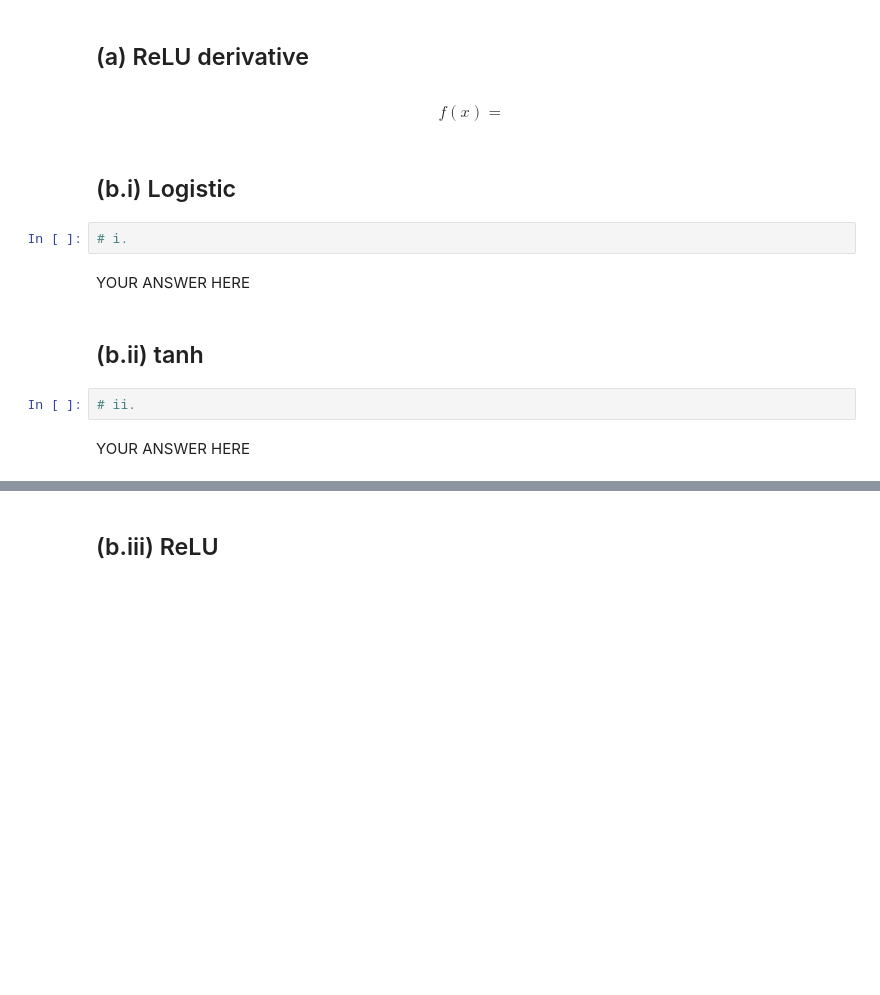
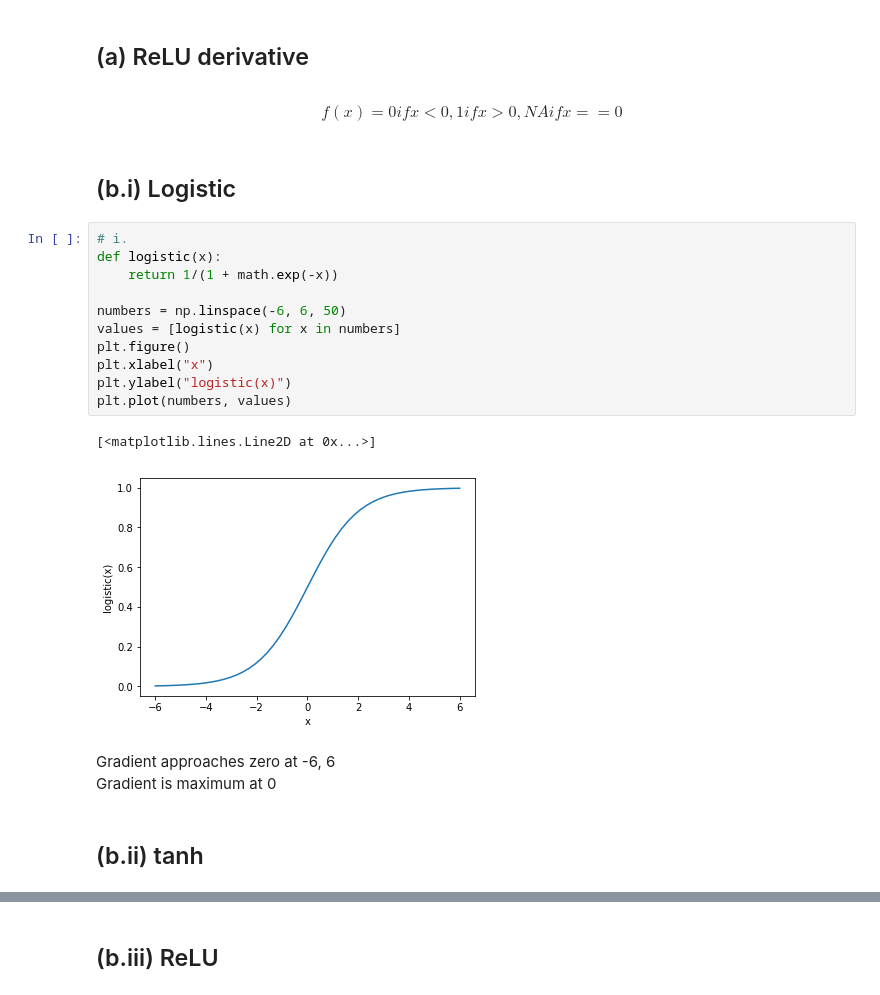
Before and after one commit to pranaabdhawan/CS489-4B, a Jupyter notebook: p2dhawan_a1.ipynb, the cells around one changed output, grey strips where cells are left out. Drawn from its saved outputs; the diff is of its cells as text; blank space fills up the shorter version.

Commit message:
answers

```diff
--- a/p2dhawan_a1.ipynb
+++ b/p2dhawan_a1.ipynb
@@ -490,19 +490,28 @@ PlotSpikeRaster(net.AllSpikeTimes())
 # Q4: Neural Activation Functions
 # %% [markdown]
 ## (a) ReLU derivative
-# %% [markdown]
-$$
-f(x) =
-$$
+# %% [markdown]
+$$
+f(x) = 0 if x < 0, 1 if x > 0, NA if x == 0
+$$
 # %% [markdown]
 ## (b.i) Logistic
-# %%
-# i.
-# %% [markdown]
-YOUR ANSWER HERE
+# %%
+# i.
+def logistic(x):
+    return 1/(1 + math.exp(-x))
+
+numbers = np.linspace(-6, 6, 50)
+values = [logistic(x) for x in numbers]
+plt.figure()
+plt.xlabel("x")
+plt.ylabel("logistic(x)")
+plt.plot(numbers, values)
+# %% [output]
+[<matplotlib.lines.Line2D at 0x...>]
+[figure, added]
+# %% [markdown]
+Gradient approaches zero at -6, 6
+Gradient is maximum at 0
 # %% [markdown]
 ## (b.ii) tanh
-# %%
-# ii.
-# %% [markdown]
-YOUR ANSWER HERE
```
Also changed, not shown: parts of 12 cells of this notebook.
